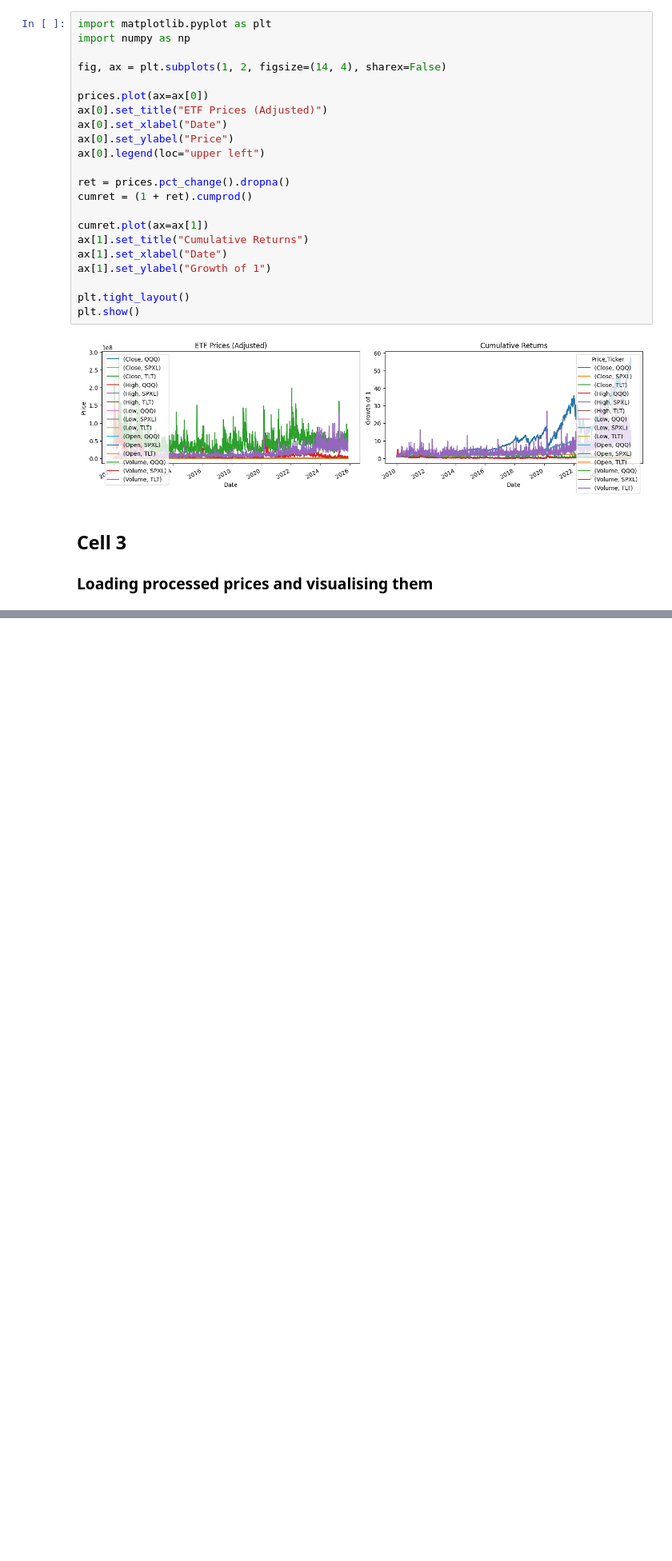
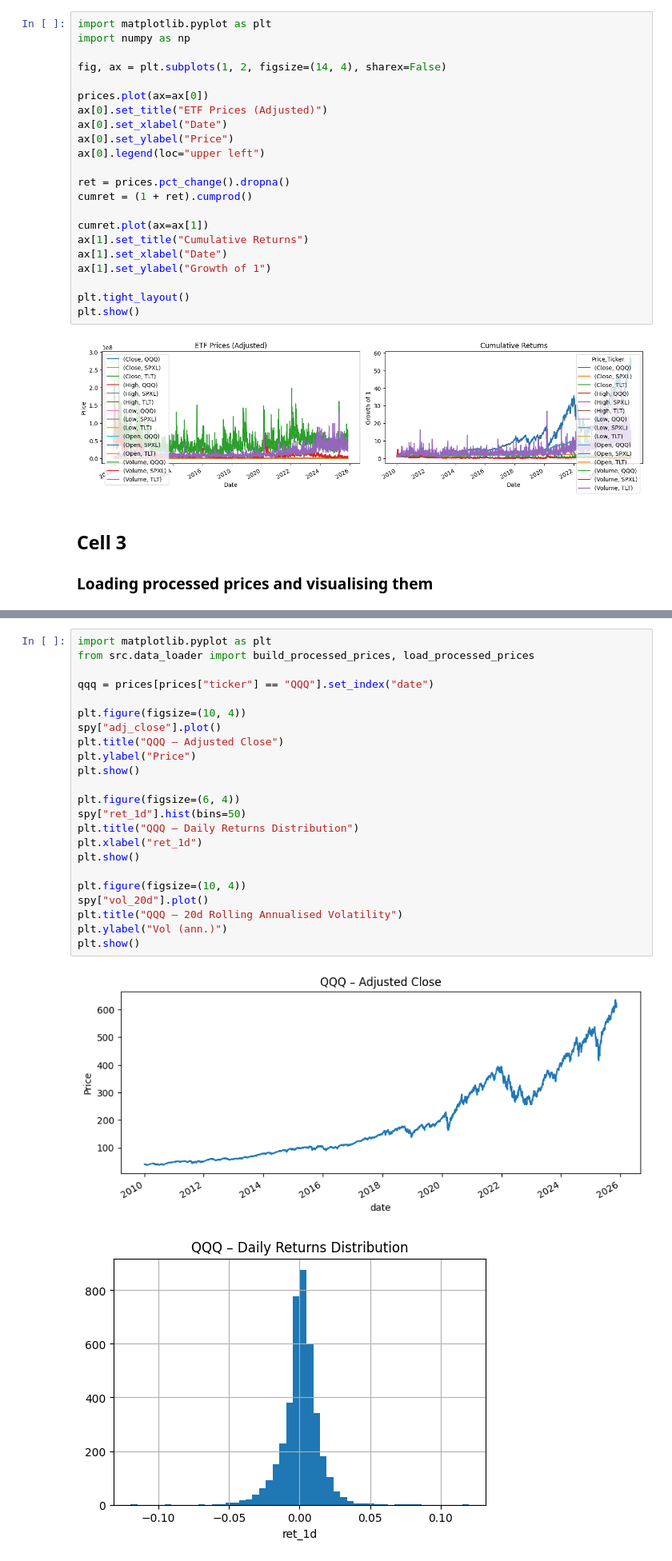
Before and after one commit to asandu-cloud/ETF-Agentic-Trading, a Jupyter notebook: notebooks/01_download_prices.ipynb, the cells around one changed output, grey strips where cells are left out. Shown: that part at 80% size. Cells and saved outputs as stored; diff of their text form; blank space fills up the shorter version.

Commit message:
Visualising some of the new variables in notebook

```diff
--- a/notebooks/01_download_prices.ipynb
+++ b/notebooks/01_download_prices.ipynb
@@ -80,0 +74,26 @@ Loading existing processed prices from /Users/sanduandrei/Desktop/DDMI-AgenticTr
+# %%
+import matplotlib.pyplot as plt
+from src.data_loader import build_processed_prices, load_processed_prices
+
+qqq = prices[prices["ticker"] == "QQQ"].set_index("date")
+
+plt.figure(figsize=(10, 4))
+spy["adj_close"].plot()
+plt.title("QQQ – Adjusted Close")
+plt.ylabel("Price")
+plt.show()
+
+plt.figure(figsize=(6, 4))
+spy["ret_1d"].hist(bins=50)
+plt.title("QQQ – Daily Returns Distribution")
+plt.xlabel("ret_1d")
+plt.show()
+
+plt.figure(figsize=(10, 4))
+spy["vol_20d"].plot()
+plt.title("QQQ – 20d Rolling Annualised Volatility")
+plt.ylabel("Vol (ann.)")
+plt.show()
+# %% [output]
+[figure, added]
+[figure, added]
```
Also changed, not shown: parts of 2 cells of this notebook.
